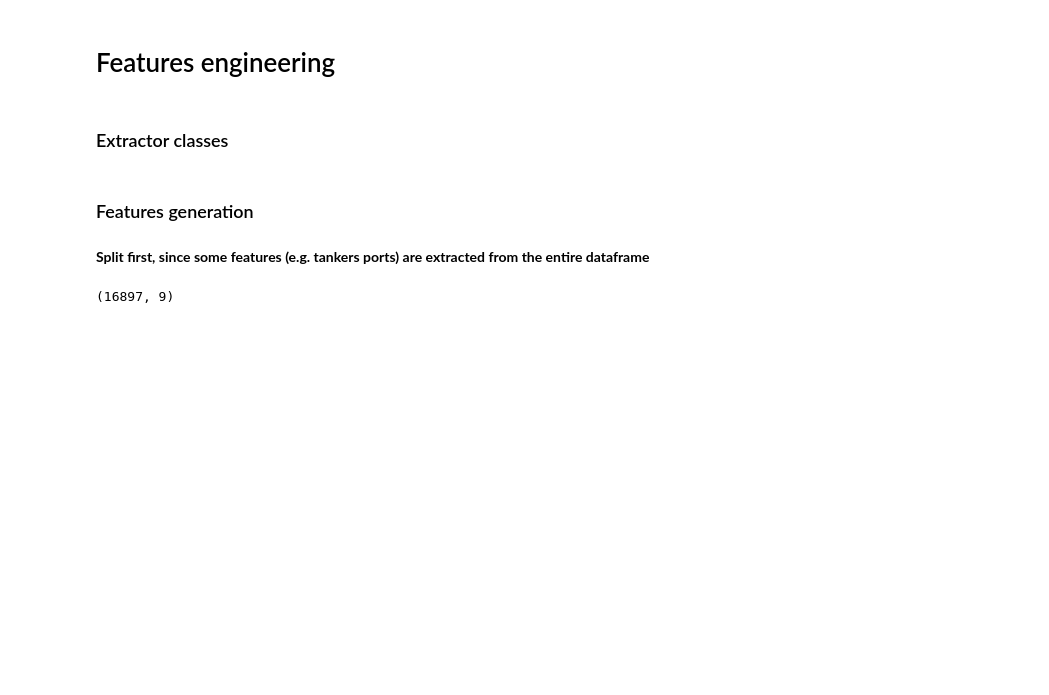
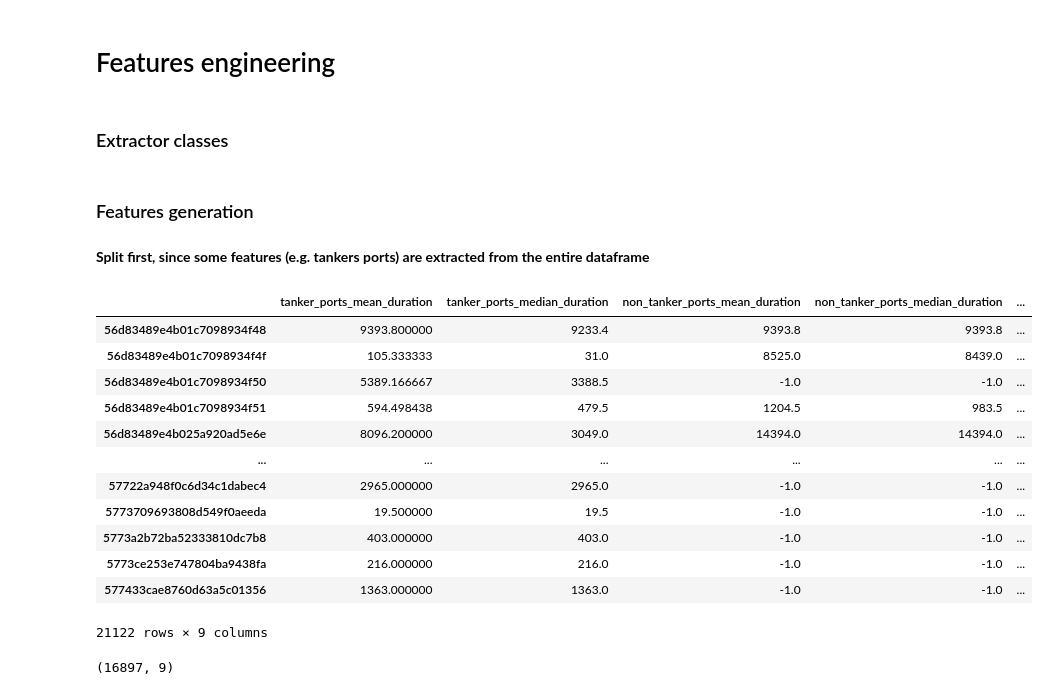
Before and after one commit to matanma/ML, a Jupyter notebook: WinWard/WinWard.ipynb, the cells around one changed output. Drawn from its saved outputs; the diff is of its cells as text; code cells hidden in the pictures; blank space fills up the shorter version.

```diff
--- a/WinWard/WinWard.ipynb
+++ b/WinWard/WinWard.ipynb
@@ -332,2 +329,0 @@ cleaned_raw_df.to_csv('training_cleaned.csv')
-# %%
-cleaned_raw_df = pd.read_csv('training_cleaned.csv', index_col=0, parse_dates = ['start_time'], date_parser = parse)
@@ -547,4 +516,0 @@ curr_non_tanker_sorted_df.to_csv("non_tanker_9933.csv")
-# %%
-vess_by_type = defaultdict(list)
-for vid,vdf in train_df_to_work_with.groupby('ves_id'):
-    vess_by_type[vdf.iloc[0]['type']].append(vdf)
@@ -812,3 +669,19 @@ features_df_test_sparse = features_df_test.astype(dtype).sparse.to_coo().tocsr()
+# %%
+features_df
+# %% [output]
+|  | tanker_ports_mean_duration | tanker_ports_median_duration | non_tanker_ports_mean_duration | non_tanker_ports_median_duration | ... |
+| 56d83489e4b01c7098934f48 | 9393.800000 | 9233.4 | 9393.8 | 9393.8 | ... |
+| 56d83489e4b01c7098934f4f | 105.333333 | 31.0 | 8525.0 | 8439.0 | ... |
+| 56d83489e4b01c7098934f50 | 5389.166667 | 3388.5 | -1.0 | -1.0 | ... |
+| 56d83489e4b01c7098934f51 | 594.498438 | 479.5 | 1204.5 | 983.5 | ... |
+| 56d83489e4b025a920ad5e6e | 8096.200000 | 3049.0 | 14394.0 | 14394.0 | ... |
+| ... | ... | ... | ... | ... | ... |
+| 57722a948f0c6d34c1dabec4 | 2965.000000 | 2965.0 | -1.0 | -1.0 | ... |
+| 5773709693808d549f0aeeda | 19.500000 | 19.5 | -1.0 | -1.0 | ... |
+| 5773a2b72ba52333810dc7b8 | 403.000000 | 403.0 | -1.0 | -1.0 | ... |
+| 5773ce253e747804ba9438fa | 216.000000 | 216.0 | -1.0 | -1.0 | ... |
+| 577433cae8760d63a5c01356 | 1363.000000 | 1363.0 | -1.0 | -1.0 | ... |
+21122 rows × 9 columns
 # %%
 #Split entire vessels data
 # X_train_ids, X_test_ids = train_test_split(list(set(train_df_to_work_with['ves_id'])), test_size = 0.2)
```
Also changed, not shown: parts of 72 cells of this notebook.
